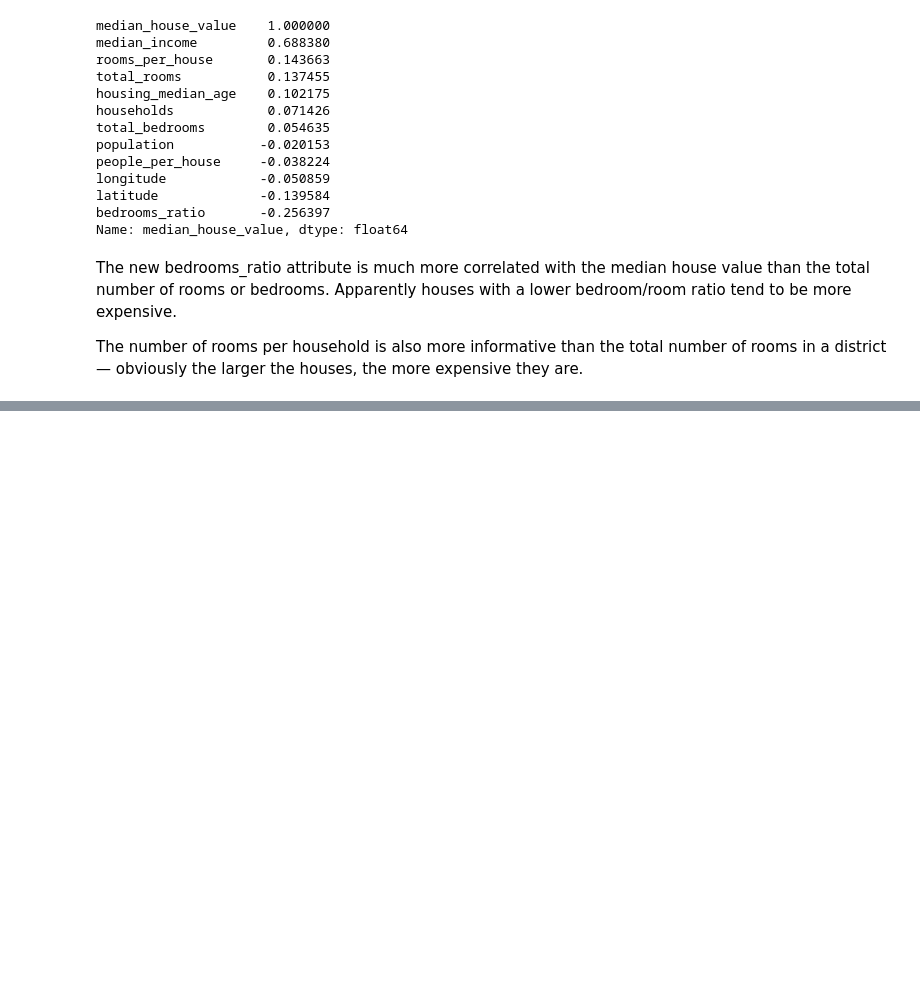
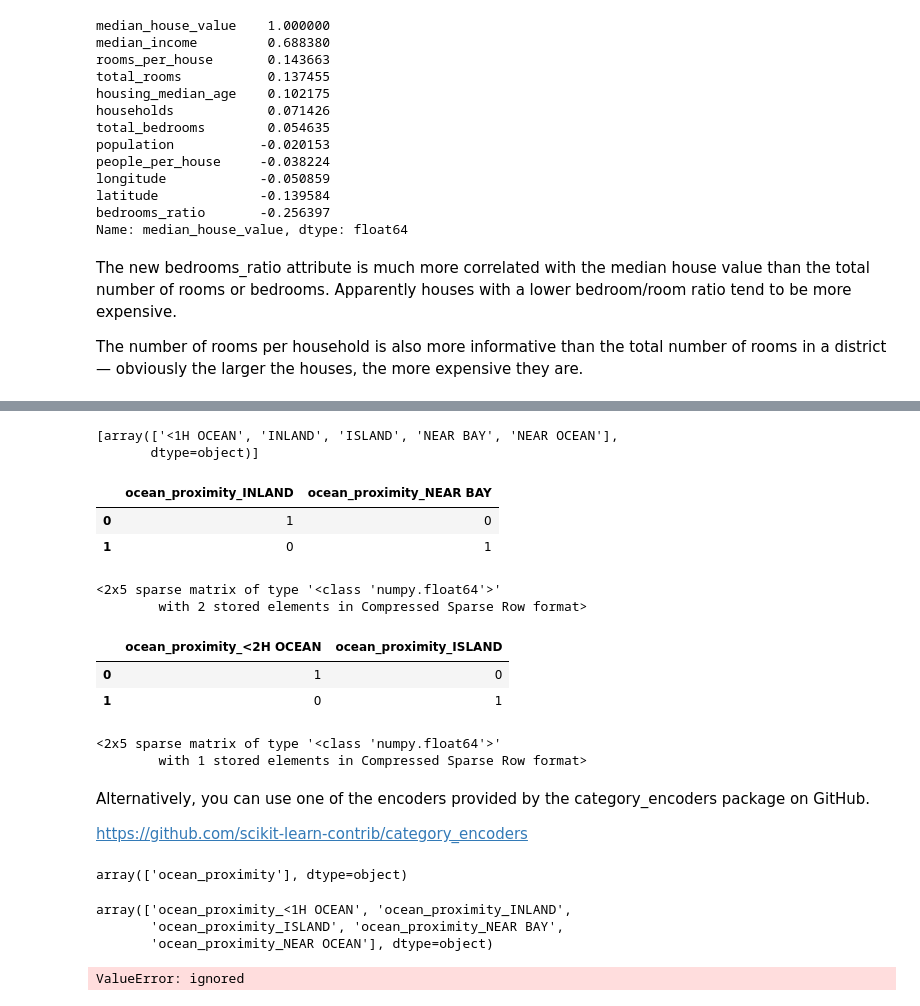
Before and after one commit to jgutierrezca/Hands-On-ML-Code, a Jupyter notebook: Code.ipynb, the cells around one changed output, grey strips where cells are left out. Cells and saved outputs as stored; diff of their text form; code cells hidden in the pictures; blank space fills up the shorter version.

```diff
--- a/Code.ipynb
+++ b/Code.ipynb
@@ -292,0 +420,66 @@ The number of rooms per household is also more informative than the total number
+# %%
+# categories_ is a variable where encoded values are saved
+
+cat_encoder.categories_
+# %% [output]
+[array(['<1H OCEAN', 'INLAND', 'ISLAND', 'NEAR BAY', 'NEAR OCEAN'],
+       dtype=object)]
+# %%
+# Creating dummy attributes with Pandas:
+
+df_test = pd.DataFrame({"ocean_proximity": ["INLAND", "NEAR BAY"]})
+pd.get_dummies(df_test)
+
+#the advantage of OneHotEncoder is that it remembers which categories it was trained on. This is very important because once your model is in production, it should be fed exactly the same features as during training
+# %% [output]
+|  | ocean_proximity_INLAND | ocean_proximity_NEAR BAY |
+| 0 | 1 | 0 |
+| 1 | 0 | 1 |
+# %%
+# Trained cat_encoder outputs when we make ir transform the same df_test (using transform(), not fit_transform()):
+
+cat_encoder.transform(df_test)
+# %% [output]
+<2x5 sparse matrix of type '<class 'numpy.float64'>'
+        with 2 stored elements in Compressed Sparse Row format>
+# %%
+# if you feed get_dummies() a DataFrame containing an unknown category (e.g., "<2H OCEAN"), it will happily generate a column for it:
+# This is kind of an issue and seems to be better to use sklearn
+
+df_test_unknown = pd.DataFrame({"ocean_proximity": ["<2H OCEAN", "ISLAND"]})
+pd.get_dummies(df_test_unknown)
+# %% [output]
+|  | ocean_proximity_<2H OCEAN | ocean_proximity_ISLAND |
+| 0 | 1 | 0 |
+| 1 | 0 | 1 |
+# %%
+# OneHotEncoder is smarter: it will detect the unknown category and raise an exception.
+# If you prefer, you can set the handle_unknown hyperparameter to "ignore", in which case it will just represent the unknown category with zeros:
+
+cat_encoder.handle_unknown = "ignore"
+cat_encoder.transform(df_test_unknown)
+# %% [output]
+<2x5 sparse matrix of type '<class 'numpy.float64'>'
+        with 1 stored elements in Compressed Sparse Row format>
+# %% [markdown]
+Alternatively, you can use one of the encoders provided by the category_encoders package on GitHub.
+
+https://github.com/scikit-learn-contrib/category_encoders
+# %%
+# Transformers (Scikit-Learn) also provide a get_feature_names_out() method that you can use to build a DataFrame around the transformer’s output:
+#
+cat_encoder.feature_names_in_
+# %% [output]
+array(['ocean_proximity'], dtype=object)
+# %%
+cat_encoder.get_feature_names_out()
+# %% [output]
+array(['ocean_proximity_<1H OCEAN', 'ocean_proximity_INLAND',
+       'ocean_proximity_ISLAND', 'ocean_proximity_NEAR BAY',
+       'ocean_proximity_NEAR OCEAN'], dtype=object)
+# %%
+# ... you can use to build a DataFrame around the transformer’s output:
+
+df_output = pd.DataFrame(cat_encoder.transform(df_test_unknown), columns=cat_encoder.get_feature_names_out(), index=df_test_unknown.index)
+# %% [output]
+ValueError: ignored
```
Also changed, not shown: parts of 22 cells of this notebook.
